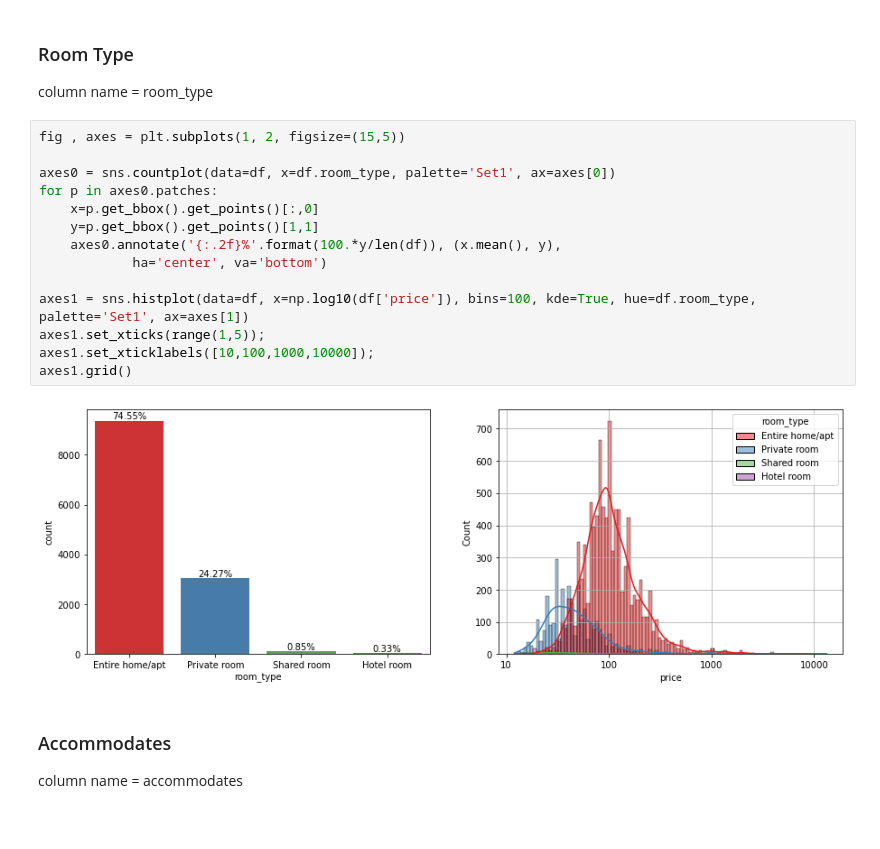
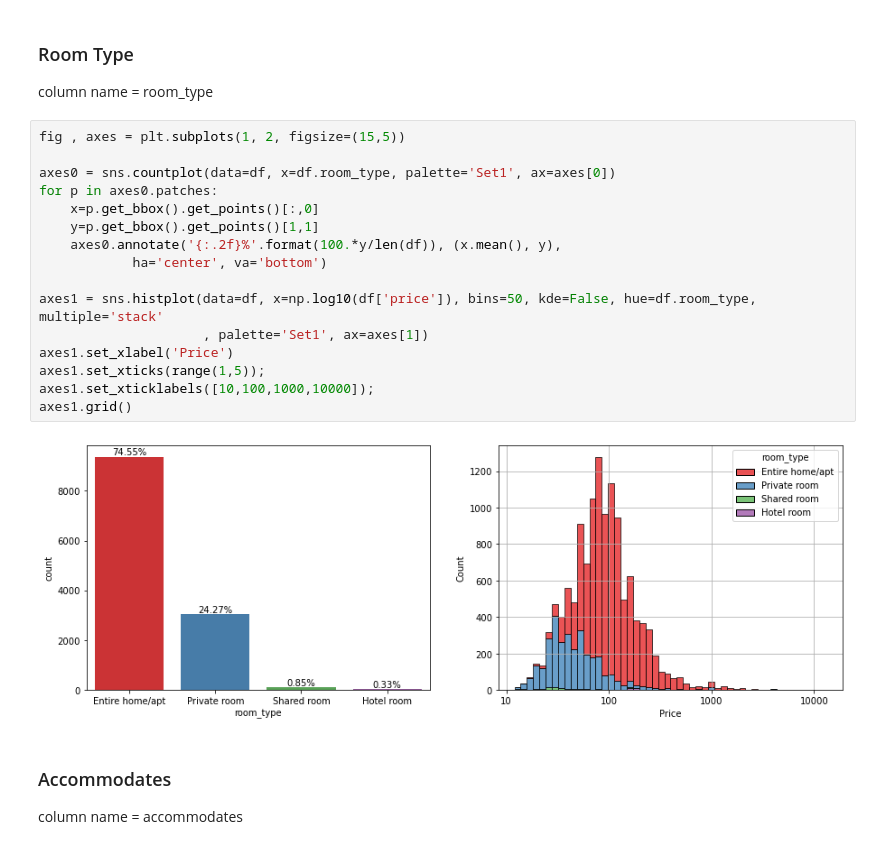
Before and after one commit to snejadi/Airbnb, a Jupyter notebook: Airbnb_analysis/Montreal.ipynb, the cells around one changed output. Drawn from its saved outputs; the diff is of its cells as text.

```diff
--- a/Airbnb_analysis/Montreal.ipynb
+++ b/Airbnb_analysis/Montreal.ipynb
@@ -126,19 +128,21 @@ column name = room_type
 # %%
 fig , axes = plt.subplots(1, 2, figsize=(15,5))
 
 axes0 = sns.countplot(data=df, x=df.room_type, palette='Set1', ax=axes[0])
 for p in axes0.patches:
     x=p.get_bbox().get_points()[:,0]
     y=p.get_bbox().get_points()[1,1]
     axes0.annotate('{:.2f}%'.format(100.*y/len(df)), (x.mean(), y),
             ha='center', va='bottom')
 
-axes1 = sns.histplot(data=df, x=np.log10(df['price']), bins=100, kde=True, hue=df.room_type, palette='Set1', ax=axes[1])
+axes1 = sns.histplot(data=df, x=np.log10(df['price']), bins=50, kde=False, hue=df.room_type, multiple='stack'
+                     , palette='Set1', ax=axes[1])
+axes1.set_xlabel('Price')
 axes1.set_xticks(range(1,5));
 axes1.set_xticklabels([10,100,1000,10000]);
 axes1.grid()
 # %% [output]
-[figure, old version]
+[figure, new version]
 # %% [markdown]
 ### Accommodates
 column name = accommodates
```
Also changed, not shown: parts of 9 cells of this notebook, 10 other files.
